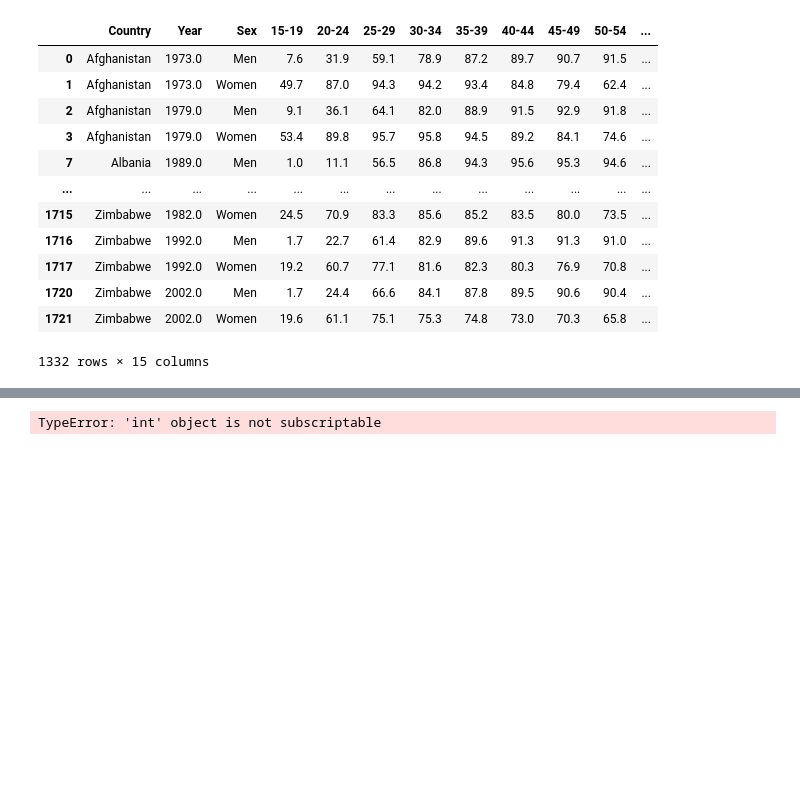
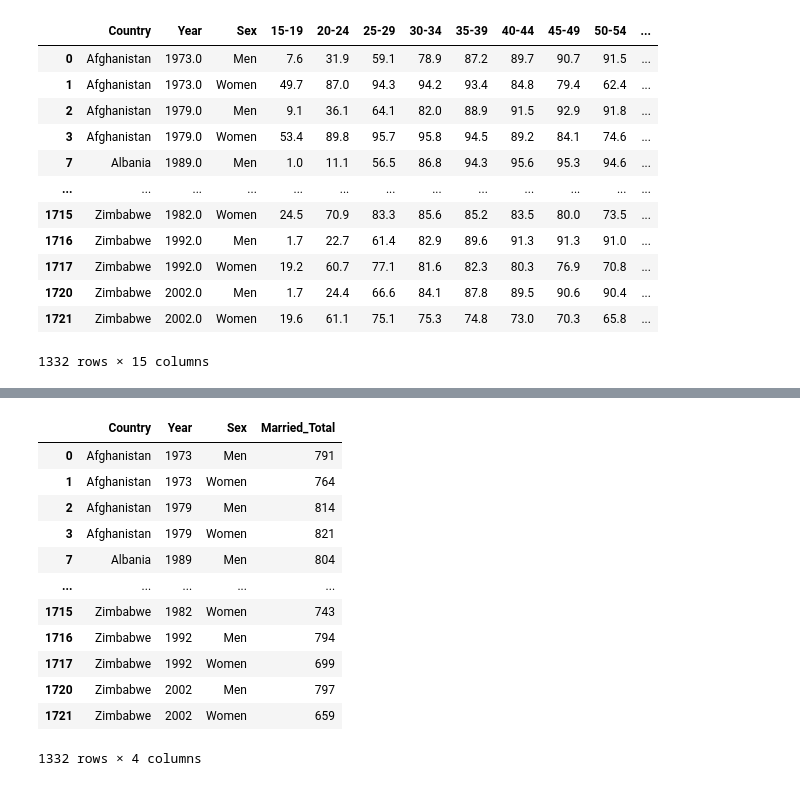
Before and after one commit to AlisonCG1/UN_practice_project, a Jupyter notebook: Notebooks/UN_DATA_EXPLORATION.ipynb, the cells around one changed output, grey strips where cells are left out. Cells and saved outputs as stored; diff of their text form; code cells hidden in the pictures; blank space fills up the shorter version.

```diff
--- a/Notebooks/UN_DATA_EXPLORATION.ipynb
+++ b/Notebooks/UN_DATA_EXPLORATION.ipynb
@@ -690,10 +688,21 @@ KeyError: "['15-19', '20-24', '25-29', '30-34', '35-39', '40-44', '45-49', '50-5
 # %%
 #Checking the top married countries
-
-Top_currently_married = currently_married.nlargest(5['Married_Total'])
-Top_currently_married
+currently_married['Married_Total'].value_counts
+currently_married
 # %% [output]
+|  | Country | Year | Sex | Married_Total |
+| 0 | Afghanistan | 1973 | Men | 791 |
+| 1 | Afghanistan | 1973 | Women | 764 |
+| 2 | Afghanistan | 1979 | Men | 814 |
+| 3 | Afghanistan | 1979 | Women | 821 |
+| 7 | Albania | 1989 | Men | 804 |
+| ... | ... | ... | ... | ... |
+| 1715 | Zimbabwe | 1982 | Women | 743 |
+| 1716 | Zimbabwe | 1992 | Men | 794 |
+| 1717 | Zimbabwe | 1992 | Women | 699 |
+| 1720 | Zimbabwe | 2002 | Men | 797 |
+| 1721 | Zimbabwe | 2002 | Women | 659 |
-TypeError: 'int' object is not subscriptable
+1332 rows × 4 columns
 # %%
 #Plotting the data
 
```
Also changed, not shown: parts of 17 cells of this notebook.
